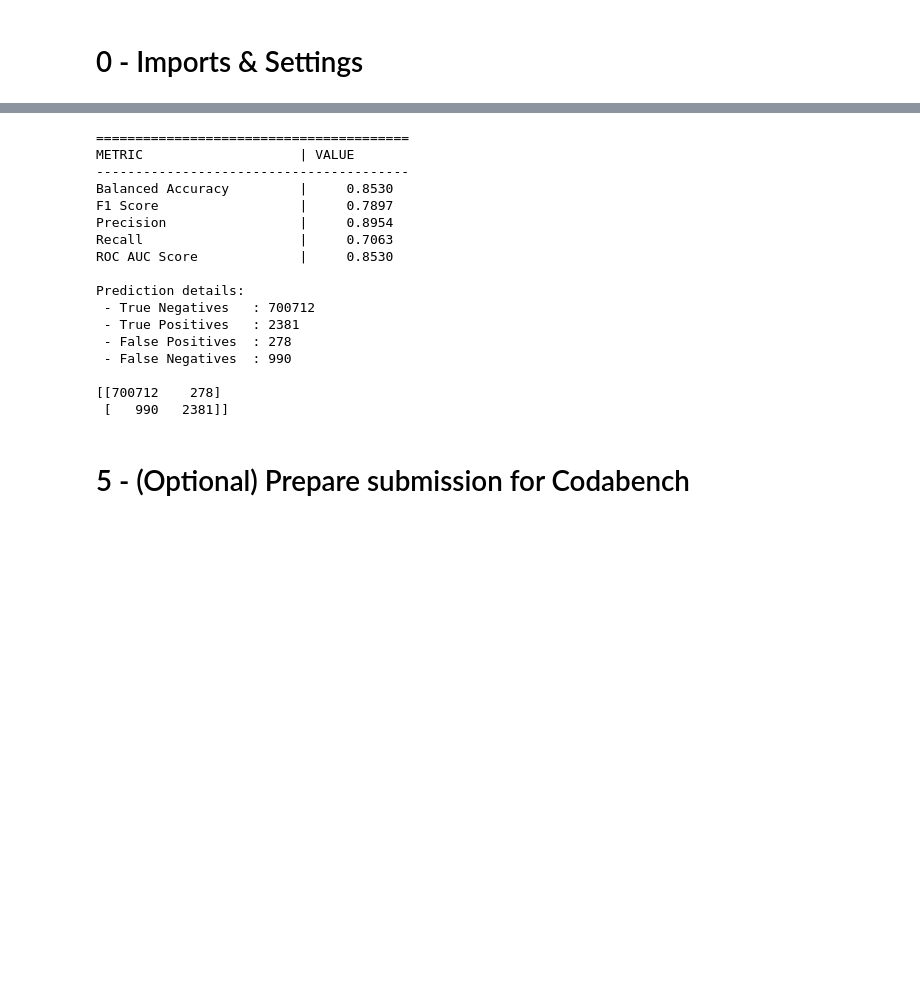
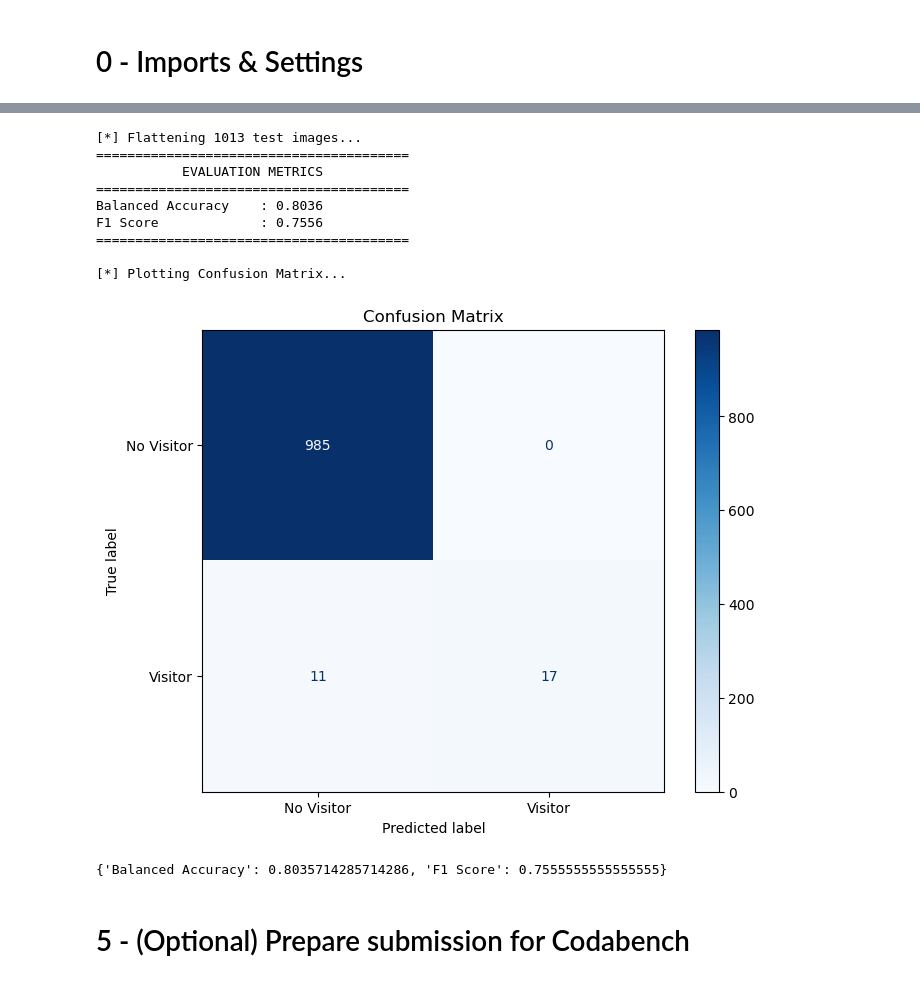
Before and after one commit to vladihnat/AI-Challenge-2025-26-Group-3-, a Jupyter notebook: Starting_Kit/README.ipynb, the cells around one changed output, grey strips where cells are left out. Cells and saved outputs as stored; diff of their text form; code cells hidden in the pictures; blank space fills up the shorter version.

```diff
--- a/Starting_Kit/README.ipynb
+++ b/Starting_Kit/README.ipynb
@@ -197,5 +323,4 @@ class Train:
 # %%
-# Example usage
-train = Train(data=data)
-train.train()
+trainer = Train(data_manager)
+trainer.train()
 # %% [output]
@@ -243,46 +393,18 @@ class Score:
 # %%
-# Example usage
 score = Score()
-y_pred = train.model.predict(data.features)
+score.compute_score(data_manager, trainer)
+# %% [output]
+[*] Flattening 1013 test images...
+========================================
+           EVALUATION METRICS
+========================================
+Balanced Accuracy    : 0.8036
+F1 Score             : 0.7556
+========================================
+
+[*] Plotting Confusion Matrix...
+[figure, added]
+{'Balanced Accuracy': 0.8035714285714286, 'F1 Score': 0.7555555555555555}
-# %%
-score.compute_score(data.labels, y_pred)
-
-# 1. Score Report
-print("\n" + "="*40)
-print(f"{'METRIC':<25} | {'VALUE':<10}")
-print("-" * 40)
-for metric, value in score.results.items():
-    if metric == 'confusion_matrix':
-        continue
-    print(f"{metric:<25} | {value:>10.4f}")
-
-# 2. Confusion Matrix
-tn, fp, fn, tp = score.cm.ravel()
-print(f"\nPrediction details:")
-print(f" - True Negatives   : {tn}")
-print(f" - True Positives   : {tp}")
-print(f" - False Positives  : {fp}")
-print(f" - False Negatives  : {fn}")
-
-print(f"\n{score.cm}")
-# %% [output]
-========================================
-METRIC                    | VALUE
-----------------------------------------
-Balanced Accuracy         |     0.8530
-F1 Score                  |     0.7897
-Precision                 |     0.8954
-Recall                    |     0.7063
-ROC AUC Score             |     0.8530
-
-Prediction details:
- - True Negatives   : 700712
- - True Positives   : 2381
- - False Positives  : 278
- - False Negatives  : 990
-
-[[700712    278]
- [   990   2381]]
 # %% [markdown]
 # 5 - (Optional) Prepare submission for Codabench
 # %% [markdown]
```
Also changed, not shown: parts of 16 cells of this notebook.
